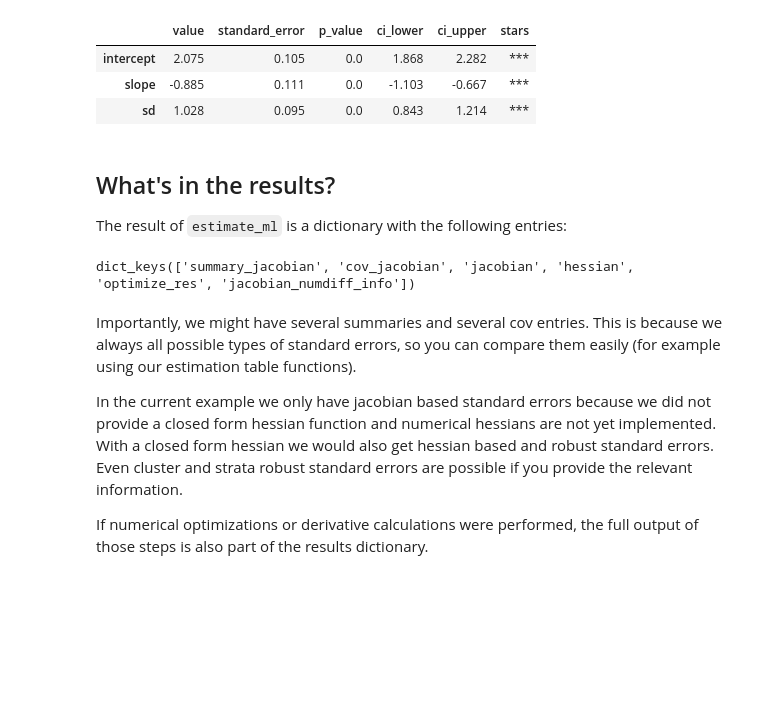
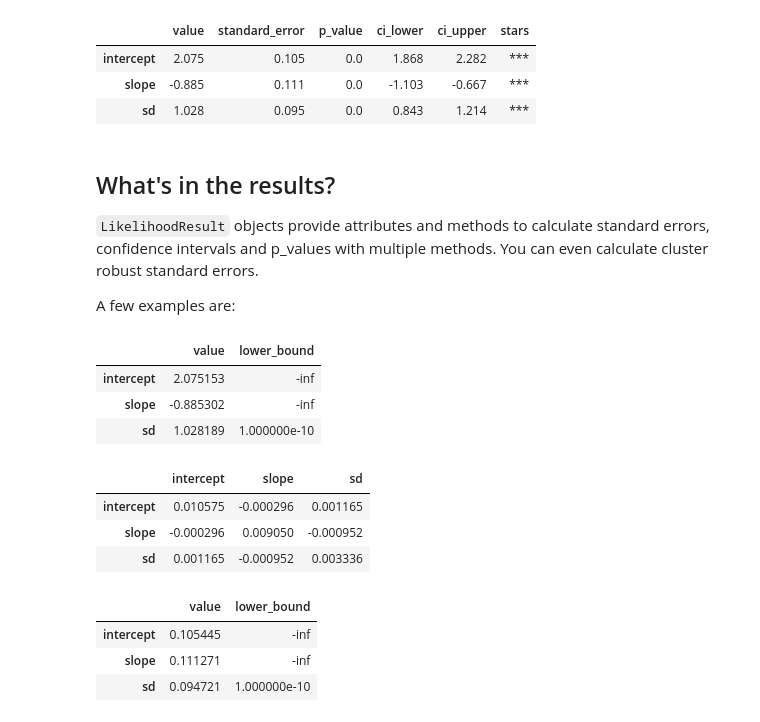
Before and after one commit to OpenSourceEconomics/tranquilo, a Jupyter notebook: docs/source/getting_started/estimation/first_likelihood_estimation_with_estimagic.ipynb, the cells around one changed output. Saved outputs shown, nothing was run; the diff lists cells and outputs as text; code cells hidden in the pictures; blank space fills up the shorter version.

```diff
--- a/docs/source/getting_started/estimation/first_likelihood_estimation_with_estimagic.ipynb
+++ b/docs/source/getting_started/estimation/first_likelihood_estimation_with_estimagic.ipynb
@@ -85,17 +85,30 @@ res["summary_jacobian"].round(3)
 | intercept | 2.075 | 0.105 | 0.0 | 1.868 | 2.282 | *** |
 | slope | -0.885 | 0.111 | 0.0 | -1.103 | -0.667 | *** |
 | sd | 1.028 | 0.095 | 0.0 | 0.843 | 1.214 | *** |
-# %% [markdown]
-## What's in the results?
-
-The result of `estimate_ml` is a dictionary with the following entries:
+# %% [markdown]
+## What's in the results?
+
+`LikelihoodResult` objects provide attributes and methods to calculate standard errors, confidence intervals and p_values with multiple methods. You can even calculate cluster robust standard errors.
+
+A few examples are:
 # %%
-res.keys()
+res.params
 # %% [output]
-dict_keys(['summary_jacobian', 'cov_jacobian', 'jacobian', 'hessian', 'optimize_res', 'jacobian_numdiff_info'])
+|  | value | lower_bound |
+| intercept | 2.075153 | -inf |
+| slope | -0.885302 | -inf |
+| sd | 1.028189 | 1.000000e-10 |
-# %% [markdown]
-Importantly, we might have several summaries and several cov entries. This is because we always all possible types of standard errors, so you can compare them easily (for example using our estimation table functions).
-
-In the current example we only have jacobian based standard errors because we did not provide a closed form hessian function and numerical hessians are not yet implemented. With a closed form hessian we would also get hessian based and robust standard errors. Even cluster and strata robust standard errors are possible if you provide the relevant information.
-
-If numerical optimizations or derivative calculations were performed, the full output of those steps is also part of the results dictionary.
+# %%
+res.cov(method="robust")
+# %% [output]
+|  | intercept | slope | sd |
+| intercept | 0.010575 | -0.000296 | 0.001165 |
+| slope | -0.000296 | 0.009050 | -0.000952 |
+| sd | 0.001165 | -0.000952 | 0.003336 |
+# %%
+res.se()
+# %% [output]
+|  | value | lower_bound |
+| intercept | 0.105445 | -inf |
+| slope | 0.111271 | -inf |
+| sd | 0.094721 | 1.000000e-10 |
```
Also changed, not shown: parts of 1 cell of this notebook, 19 other files.
